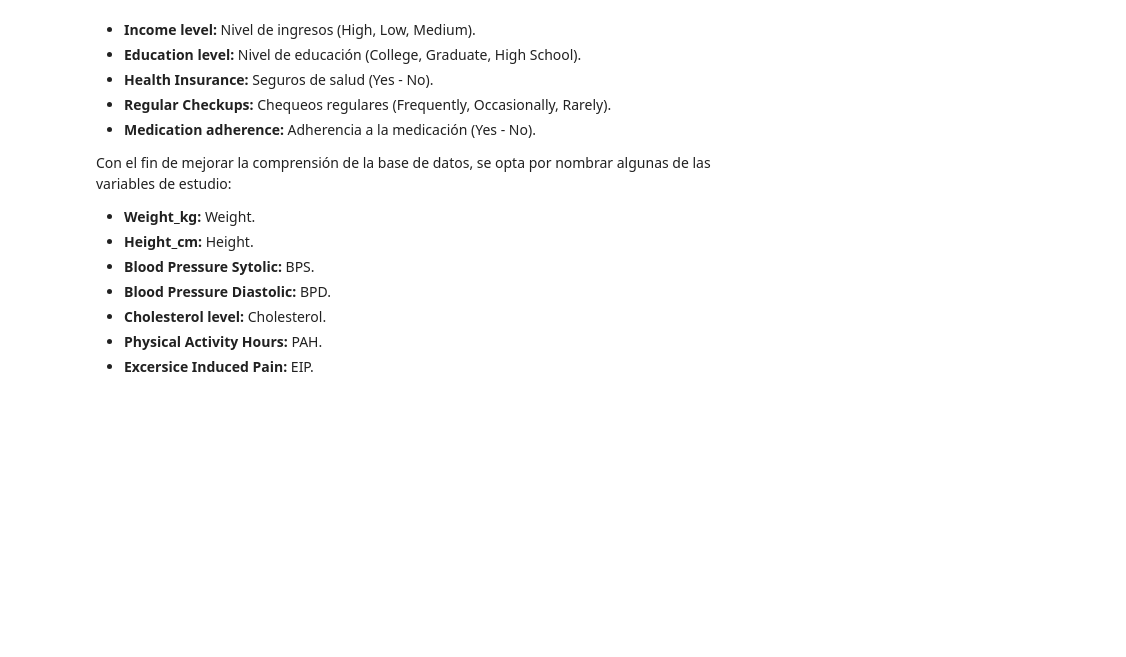
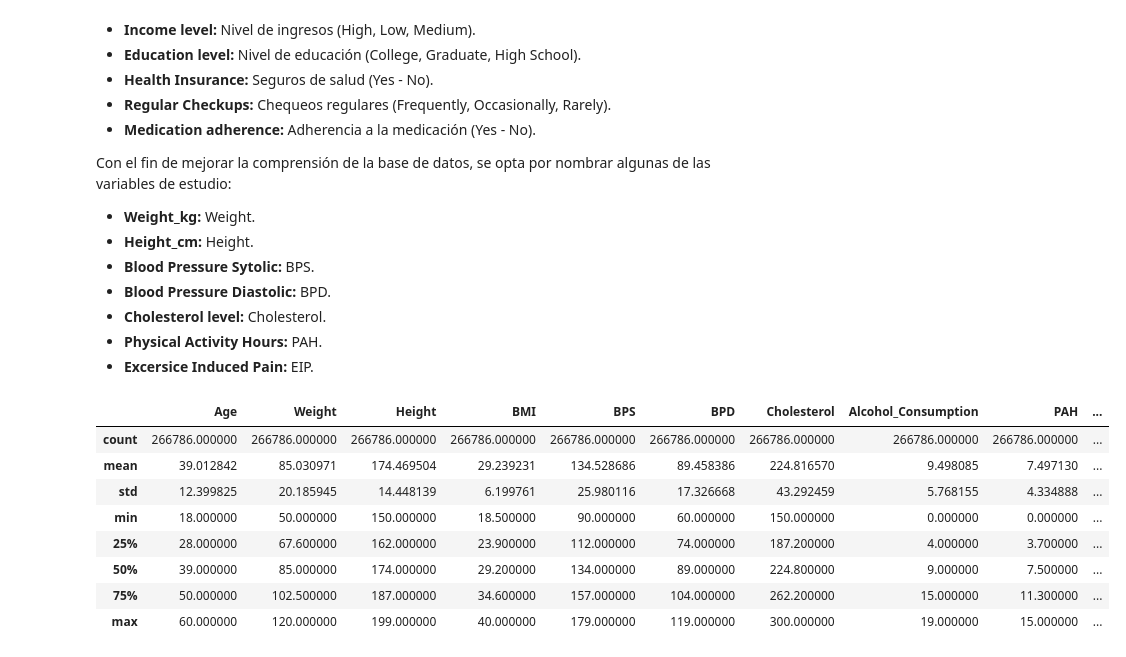
Before and after one commit to julianamu323/Proyectos, a Jupyter notebook: Afecciones_cardiacas.ipynb, the cells around one changed output. Cells and saved outputs as stored; diff of their text form; code cells hidden in the pictures; blank space fills up the shorter version.

```diff
--- a/Afecciones_cardiacas.ipynb
+++ b/Afecciones_cardiacas.ipynb
@@ -106,0 +117,13 @@ data.rename(columns={'Weight_kg':'Weight', 'Height_cm':'Height',
+# %%
+# Información estadística de las variables cuantitativas.
+data.describe()
+# %% [output]
+|  | Age | Weight | Height | BMI | BPS | BPD | Cholesterol | Alcohol_Consumption | PAH | ... |
+| count | 266786.000000 | 266786.000000 | 266786.000000 | 266786.000000 | 266786.000000 | 266786.000000 | 266786.000000 | 266786.000000 | 266786.000000 | ... |
+| mean | 39.012842 | 85.030971 | 174.469504 | 29.239231 | 134.528686 | 89.458386 | 224.816570 | 9.498085 | 7.497130 | ... |
+| std | 12.399825 | 20.185945 | 14.448139 | 6.199761 | 25.980116 | 17.326668 | 43.292459 | 5.768155 | 4.334888 | ... |
+| min | 18.000000 | 50.000000 | 150.000000 | 18.500000 | 90.000000 | 60.000000 | 150.000000 | 0.000000 | 0.000000 | ... |
+| 25% | 28.000000 | 67.600000 | 162.000000 | 23.900000 | 112.000000 | 74.000000 | 187.200000 | 4.000000 | 3.700000 | ... |
+| 50% | 39.000000 | 85.000000 | 174.000000 | 29.200000 | 134.000000 | 89.000000 | 224.800000 | 9.000000 | 7.500000 | ... |
+| 75% | 50.000000 | 102.500000 | 187.000000 | 34.600000 | 157.000000 | 104.000000 | 262.200000 | 15.000000 | 11.300000 | ... |
+| max | 60.000000 | 120.000000 | 199.000000 | 40.000000 | 179.000000 | 119.000000 | 300.000000 | 19.000000 | 15.000000 | ... |
```
Also changed, not shown: parts of 4 cells of this notebook.
